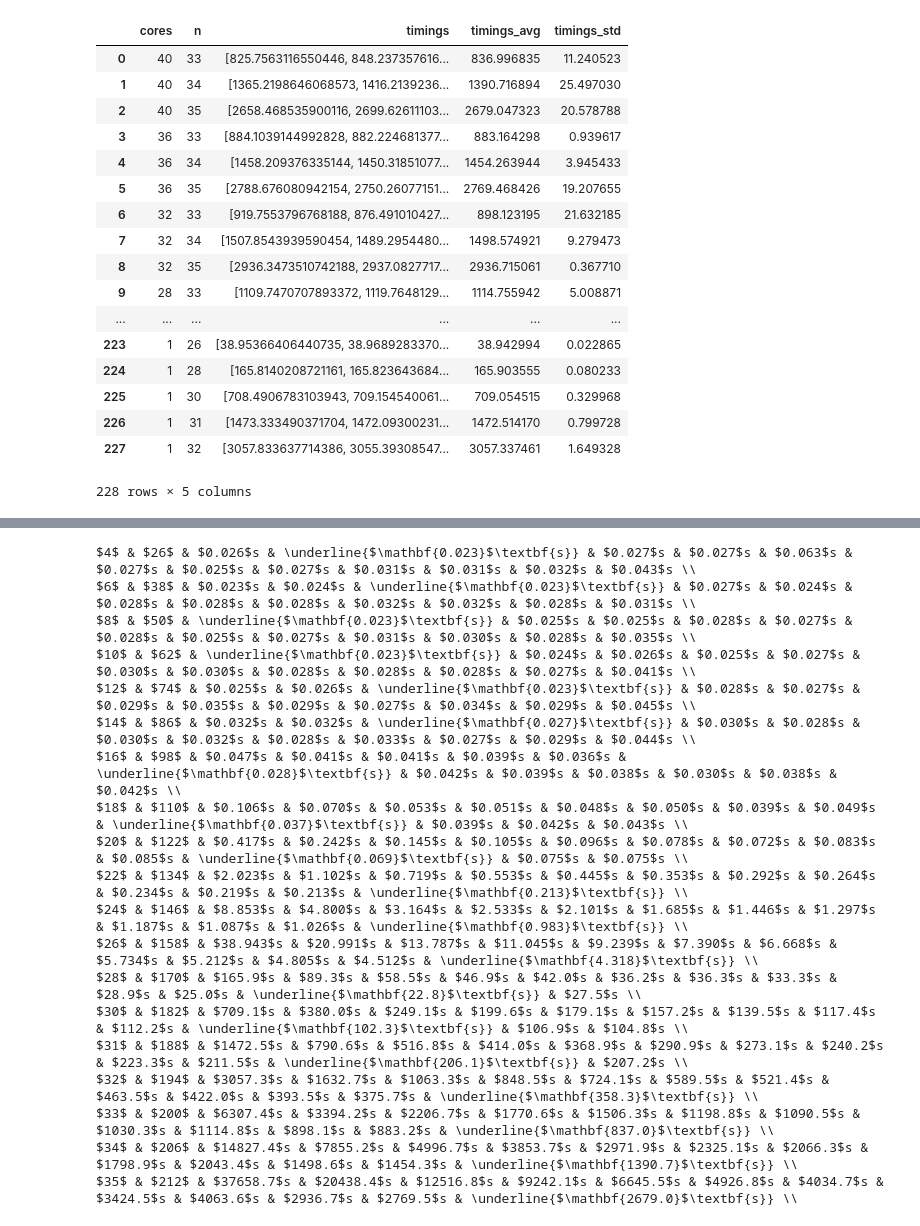
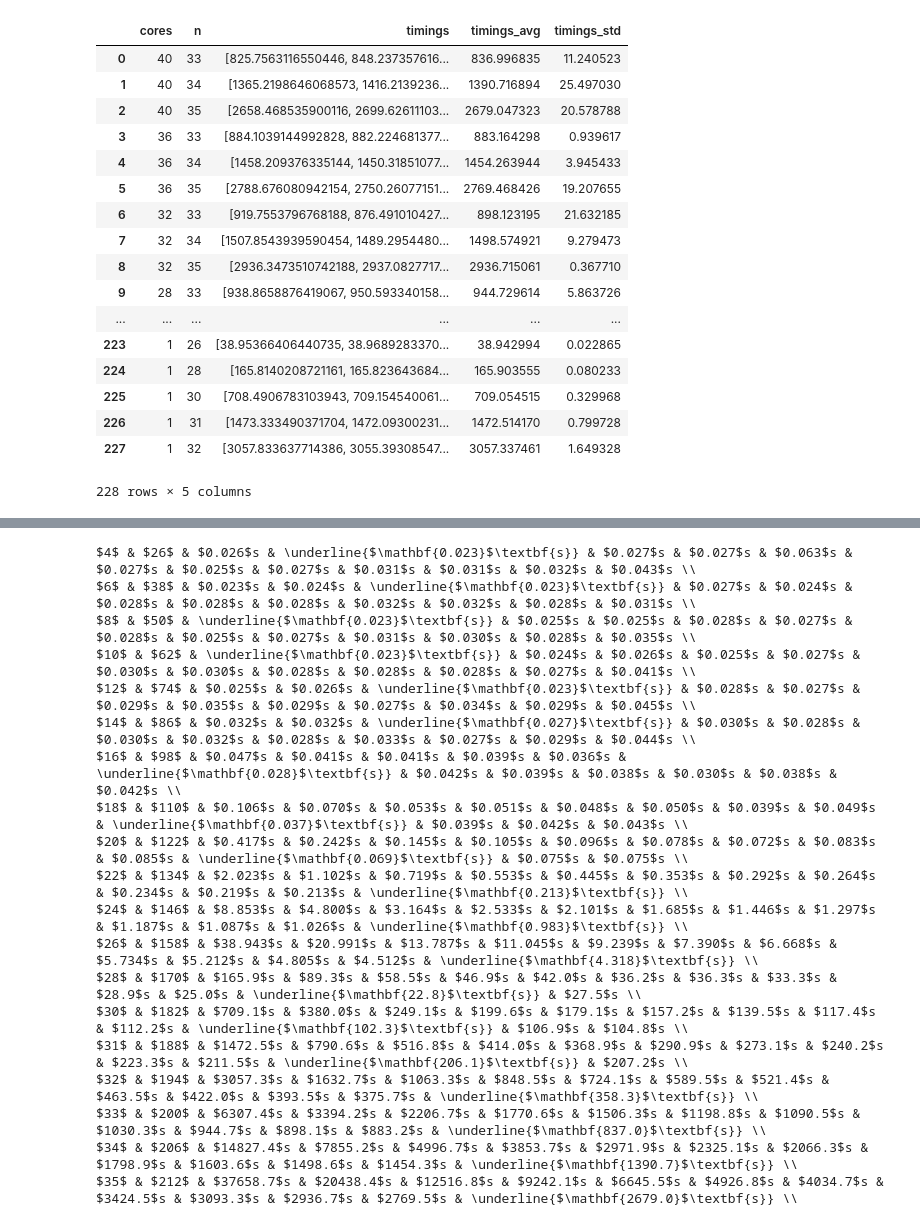
Before and after one commit to soudy/bachelor-thesis, a Jupyter notebook: notebooks/visualizations/QX benchmark visualization.ipynb, the cells around one changed output, grey strips where cells are left out. Saved outputs shown, nothing was run; the diff lists cells and outputs as text; code cells hidden in the pictures.

```diff
--- a/notebooks/visualizations/QX benchmark visualization.ipynb
+++ b/notebooks/visualizations/QX benchmark visualization.ipynb
@@ -26,35 +26,35 @@ for n in ns_all:
     results.append({
         "n": n,
         "cores": 12,
         "timings": timings["cpu_times"],
         "timings_avg": np.average(timings["cpu_times"]),
         "timings_std": np.std(timings["cpu_times"])
     })
 
-for core in cores_64:
+for core in cores:
     for n in ns_64:
         timings = np.load(f'./data/qx_benchmark_fat_soil_shared_64bit/qaoa_n{n}_cores{core}.npz', allow_pickle=True)
         results.append({
             "n": n,
             "cores": core,
             "timings": timings["cpu_times"],
             "timings_avg": np.average(timings["cpu_times"]),
             "timings_std": np.std(timings["cpu_times"])
         })
 df = pd.DataFrame.from_records(results)
 df
 # %% [output]
 |  | cores | n | timings | timings_avg | timings_std |
 | 0 | 40 | 33 | [825.7563116550446, 848.237357616... | 836.996835 | 11.240523 |
 | 1 | 40 | 34 | [1365.2198646068573, 1416.2139236... | 1390.716894 | 25.497030 |
 | 2 | 40 | 35 | [2658.468535900116, 2699.62611103... | 2679.047323 | 20.578788 |
 | 3 | 36 | 33 | [884.1039144992828, 882.224681377... | 883.164298 | 0.939617 |
 | 4 | 36 | 34 | [1458.209376335144, 1450.31851077... | 1454.263944 | 3.945433 |
 | 5 | 36 | 35 | [2788.676080942154, 2750.26077151... | 2769.468426 | 19.207655 |
 | 6 | 32 | 33 | [919.7553796768188, 876.491010427... | 898.123195 | 21.632185 |
 | 7 | 32 | 34 | [1507.8543939590454, 1489.2954480... | 1498.574921 | 9.279473 |
 | 8 | 32 | 35 | [2936.3473510742188, 2937.0827717... | 2936.715061 | 0.367710 |
-| 9 | 28 | 33 | [1109.7470707893372, 1119.7648129... | 1114.755942 | 5.008871 |
+| 9 | 28 | 33 | [938.8658876419067, 950.593340158... | 944.729614 | 5.863726 |
 | ... | ... | ... | ... | ... | ... |
 | 223 | 1 | 26 | [38.95366406440735, 38.9689283370... | 38.942994 | 0.022865 |
 | 224 | 1 | 28 | [165.8140208721161, 165.823643684... | 165.903555 | 0.080233 |
@@ -136,9 +136,9 @@ $28$ & $170$ & $165.9$s & $89.3$s & $58.5$s & $46.9$s & $42.0$s & $36.2$s & $36.
 $30$ & $182$ & $709.1$s & $380.0$s & $249.1$s & $199.6$s & $179.1$s & $157.2$s & $139.5$s & $117.4$s & $112.2$s & \underline{$\mathbf{102.3}$\textbf{s}} & $106.9$s & $104.8$s \\
 $31$ & $188$ & $1472.5$s & $790.6$s & $516.8$s & $414.0$s & $368.9$s & $290.9$s & $273.1$s & $240.2$s & $223.3$s & $211.5$s & \underline{$\mathbf{206.1}$\textbf{s}} & $207.2$s \\
 $32$ & $194$ & $3057.3$s & $1632.7$s & $1063.3$s & $848.5$s & $724.1$s & $589.5$s & $521.4$s & $463.5$s & $422.0$s & $393.5$s & $375.7$s & \underline{$\mathbf{358.3}$\textbf{s}} \\
-$33$ & $200$ & $6307.4$s & $3394.2$s & $2206.7$s & $1770.6$s & $1506.3$s & $1198.8$s & $1090.5$s & $1030.3$s & $1114.8$s & $898.1$s & $883.2$s & \underline{$\mathbf{837.0}$\textbf{s}} \\
-$34$ & $206$ & $14827.4$s & $7855.2$s & $4996.7$s & $3853.7$s & $2971.9$s & $2325.1$s & $2066.3$s & $1798.9$s & $2043.4$s & $1498.6$s & $1454.3$s & \underline{$\mathbf{1390.7}$\textbf{s}} \\
-$35$ & $212$ & $37658.7$s & $20438.4$s & $12516.8$s & $9242.1$s & $6645.5$s & $4926.8$s & $4034.7$s & $3424.5$s & $4063.6$s & $2936.7$s & $2769.5$s & \underline{$\mathbf{2679.0}$\textbf{s}} \\
+$33$ & $200$ & $6307.4$s & $3394.2$s & $2206.7$s & $1770.6$s & $1506.3$s & $1198.8$s & $1090.5$s & $1030.3$s & $944.7$s & $898.1$s & $883.2$s & \underline{$\mathbf{837.0}$\textbf{s}} \\
+$34$ & $206$ & $14827.4$s & $7855.2$s & $4996.7$s & $3853.7$s & $2971.9$s & $2325.1$s & $2066.3$s & $1798.9$s & $1603.6$s & $1498.6$s & $1454.3$s & \underline{$\mathbf{1390.7}$\textbf{s}} \\
+$35$ & $212$ & $37658.7$s & $20438.4$s & $12516.8$s & $9242.1$s & $6645.5$s & $4926.8$s & $4034.7$s & $3424.5$s & $3093.3$s & $2936.7$s & $2769.5$s & \underline{$\mathbf{2679.0}$\textbf{s}} \\
 # %%
 # plot cores/time
 import matplotlib
```
Also changed, not shown: parts of 2 cells of this notebook, 10 other files.
